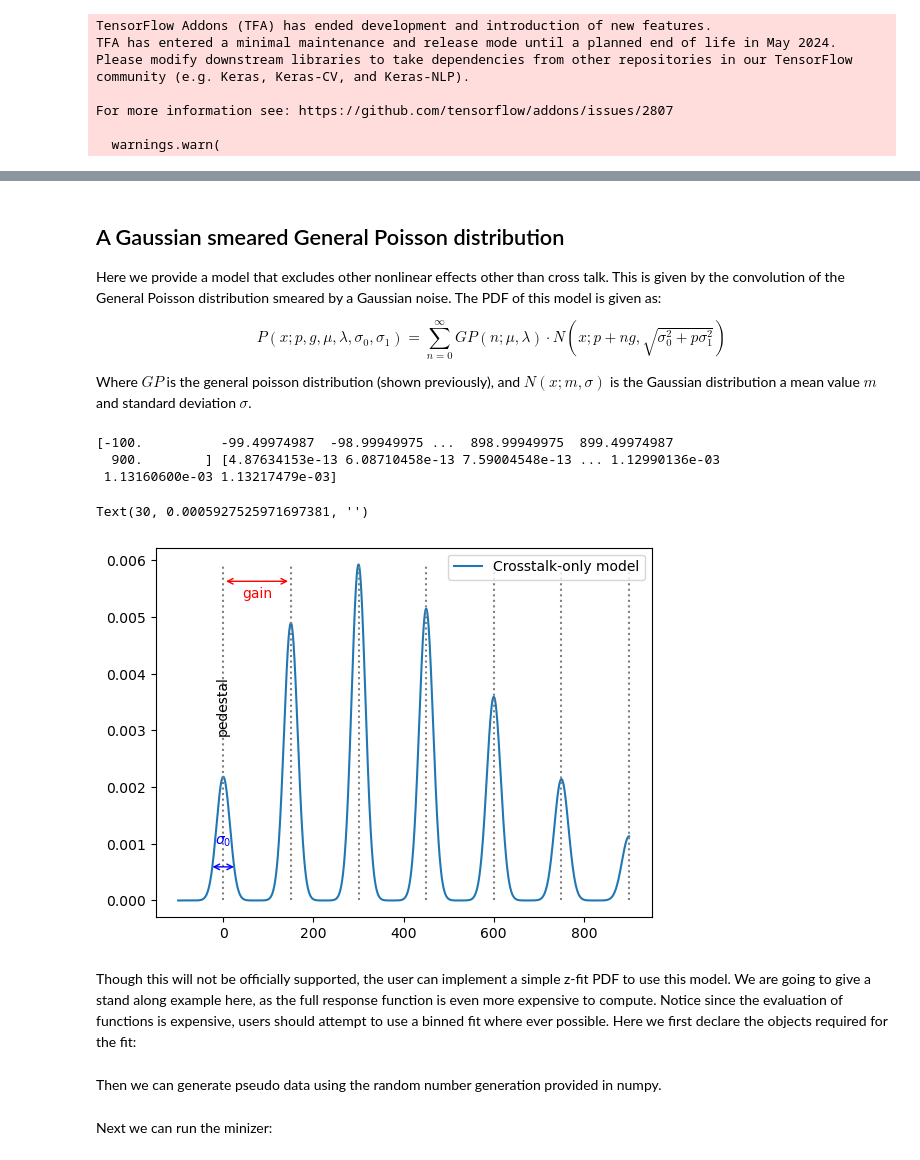
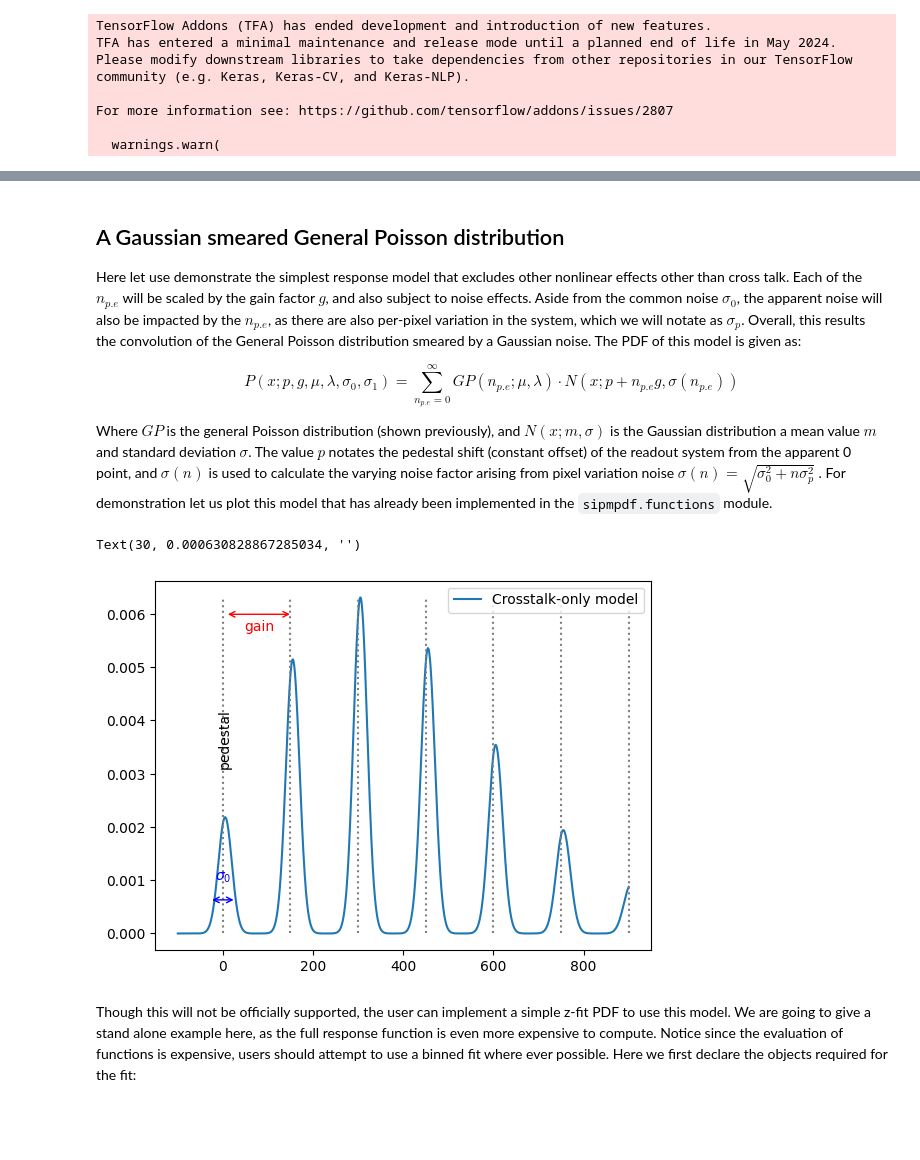
Before and after one commit to UMDCMS/sipmpdf, a Jupyter notebook: docs/sipm_functions.ipynb, the cells around one changed output, grey strips where cells are left out. Cells and saved outputs as stored; diff of their text form; code cells hidden in the pictures; blank space fills up the shorter version.

```diff
--- a/docs/sipm_functions.ipynb
+++ b/docs/sipm_functions.ipynb
@@ -10,13 +10,10 @@ description given in the paper. And these functions are implemented in the
 [sipm_response]: https://arxiv.org/pdf/1609.01181.pdf
 # %%
 import sipmpdf
-import sipmpdf.pdf as PDF
 import matplotlib.pyplot as plt
 import numpy as np
 import mplhep
-from scipy.stats import rv_discrete
 import zfit
-COLORS = plt.rcParams['axes.prop_cycle'].by_key()['color']
 # %% [output]
 TensorFlow Addons (TFA) has ended development and introduction of new features.
 TFA has entered a minimal maintenance and release mode until a planned end of life in May 2024.
@@ -69,58 +111,64 @@ Text(0, 0.5, 'Probablity')
 # %% [markdown]
 ## A Gaussian smeared General Poisson distribution
 
-Here we provide a model that excludes other nonlinear effects other than cross
-talk. This is given by the convolution of the General Poisson distribution
-smeared by a Gaussian noise. The PDF of this model is given as:
+Here let use demonstrate the simplest response model that excludes other
+nonlinear effects other than cross talk. Each of the $n_{p.e}$ will be scaled by
+the gain factor $g$, and also subject to noise effects. Aside from the common
+noise $\sigma_0$, the apparent noise will also be impacted by the $n_{p.e}$, as
+there are also per-pixel variation in the system, which we will notate as
+$\sigma_p$. Overall, this results the convolution of the General Poisson
+distribution smeared by a Gaussian noise. The PDF of this model is given as:
 
 $$
-P(x;p, g, \mu, \lambda, \sigma_0, \sigma_1) =
-\sum_{n=0}^{\infty} GP(n;\mu,\lambda) \cdot
-N(x; p + ng, \sqrt{\sigma_0^2 + p\sigma_1^2})
+P(x; p, g, \mu, \lambda, \sigma_0, \sigma_1) =
+\sum_{n_{p.e}=0}^{\infty} GP(n_{p.e};\mu,\lambda) \cdot
+N(x; p + n_{p.e} g, \sigma(n_{p.e}))
 $$
 
-Where $GP$ is the general poisson distribution (shown previously), and
-$N(x;m,\sigma)$ is the Gaussian distribution a mean value $m$ and standard
-deviation $\sigma$.
+Where $GP$ is the general Poisson distribution (shown previously), and $N(x;
+m,\sigma)$ is the Gaussian distribution a mean value $m$ and standard deviation
+$\sigma$. The value $p$ notates the pedestal shift (constant offset) of the
+readout system from the apparent 0 point, and $\sigma(n)$ is used to calculate
+the varying noise factor arising from pixel variation noise $\sigma(n) =
+\sqrt{\sigma_0^2 + n\sigma_p^2}$. For demonstration let us plot this model that
+has already been implemented in the `sipmpdf.functions` module.
 # %%
 x = np.linspace(-100, 900, 2000)
 y = sipmpdf.functions.sipm_response_no_dark_no_ap(x,
-                                             pedestal=0,
-                                             gain=150,
-                                             common_noise=15,
-                                             pixel_noise=2,
-                                             poisson_mean=2.5,
-                                             poisson_borel=0.1)
-print(x, y)
+                                                  pedestal=pedestal_t,
+                                                  gain=gain_t,
+                                                  common_noise=common_noise_t,
+                                                  pixel_noise=pixel_noise_t,
+                                                  poisson_mean=poisson_mean_t,
+                                                  poisson_borel=poisson_borel_t)
 plt.plot(x, y, label=f'Crosstalk-only model')
 ymax = np.max(y)
 plt.legend()
-plt.vlines(150 * np.arange(7),
+plt.vlines(gain_t * np.arange(7),
            ymin=0,
            ymax=np.max(y),
            color='gray',
            linestyles='dotted')
-plt.annotate('pedestal', [0, ymax * 0.5], rotation=90, ha='center')
-plt.annotate('gain', [75, ymax * 0.9], ha='center', color='red')
+plt.annotate('pedestal', [pedestal_t, ymax * 0.5], rotation=90, ha='center')
+plt.annotate('gain', [pedestal_t + gain_t / 2, ymax * 0.9],
+             ha='center',
+             color='red')
 plt.annotate('',
-             xy=(0, ymax * 0.95),
-             xytext=(150, ymax * 0.95),
+             xy=(pedestal_t, ymax * 0.95),
+             xytext=(pedestal_t + gain_t, ymax * 0.95),
              arrowprops=dict(arrowstyle='<->', color='red'))
 
 plt.annotate('$\sigma_0$', [0, 0.001], ha='center', color='blue')
 plt.annotate('',
              xy=(-30, ymax * 0.1),
              xytext=(30, ymax * 0.1),
              arrowprops=dict(arrowstyle='<->', color='blue'))
 # %% [output]
-[-100.          -99.49974987  -98.99949975 ...  898.99949975  899.49974987
-  900.        ] [4.87634153e-13 6.08710458e-13 7.59004548e-13 ... 1.12990136e-03
- 1.13160600e-03 1.13217479e-03]
+Text(30, 0.000630828867285034, '')
-Text(30, 0.0005927525971697381, '')
-[figure, old version]
+[figure, new version]
 # %% [markdown]
 Though this will not be officially supported, the user can implement a simple
-z-fit PDF to use this model. We are going to give a stand along example here, as
+z-fit PDF to use this model. We are going to give a stand alone example here, as
 the full response function is even more expensive to compute. Notice since the
 evaluation of functions is expensive, users should attempt to use a binned fit
 where ever possible. Here we first declare the objects required for the fit:
@@ -152,6 +200,3 @@ pdf = DemoSiPMPDF(obs=obs,
 binning = zfit.binned.RegularBinning(400, -200, 1800, name="x")
 obs_bin = zfit.Space("x", binning=binning)
 pdf_bin = zfit.pdf.BinnedFromUnbinnedPDF(pdf, obs_bin)
-# %% [markdown]
-Then we can generate pseudo data using the random number generation provided in
-numpy.
@@ -177,2 +202,0 @@ data_bin = data_unbinned.to_binned(obs_bin)
-# %% [markdown]
-Next we can run the minizer:
```
Also changed, not shown: parts of 38 cells of this notebook, 5 other files.
